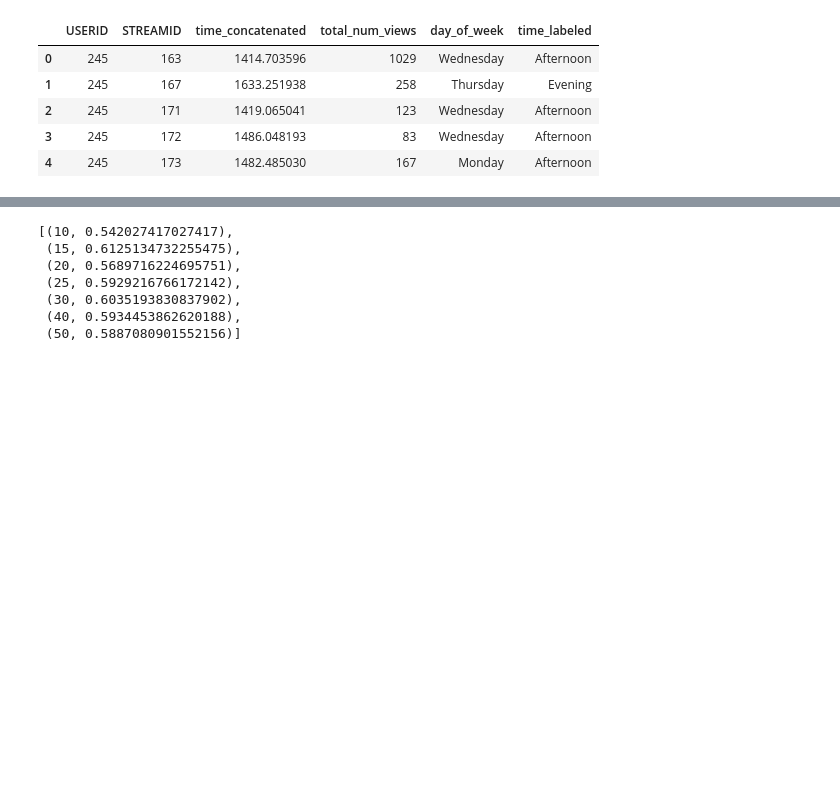
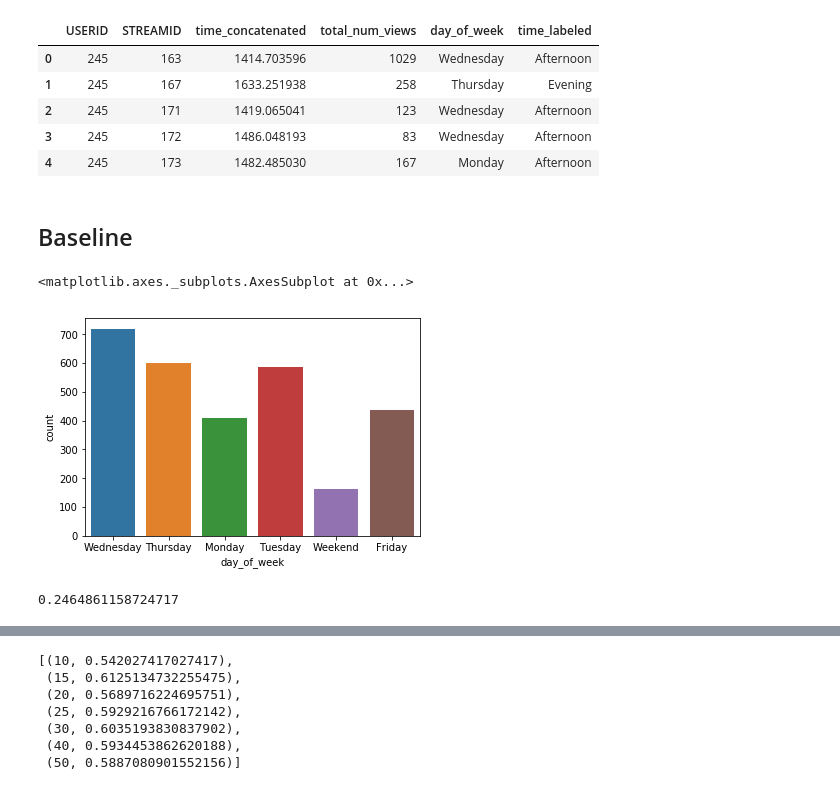
Before and after one commit to ace-racer/ContextualRecommender, a Jupyter notebook: hybird_recommender/evaluation/Evaluate generated Nudges.ipynb, the cells around one changed output, grey strips where cells are left out. Cells and saved outputs as stored; diff of their text form; code cells hidden in the pictures; blank space fills up the shorter version.

Commit message:
Add comparison with different partitions and baseline

```diff
--- a/hybird_recommender/evaluation/Evaluate generated Nudges.ipynb
+++ b/hybird_recommender/evaluation/Evaluate generated Nudges.ipynb
@@ -58,3 +56,15 @@ actual_user_views_df.head()
 | 2 | 245 | 171 | 1419.065041 | 123 | Wednesday | Afternoon |
 | 3 | 245 | 172 | 1486.048193 | 83 | Wednesday | Afternoon |
 | 4 | 245 | 173 | 1482.485030 | 167 | Monday | Afternoon |
+# %% [markdown]
+## Baseline
+# %%
+import seaborn as sns
+sns.countplot(x="day_of_week", data=actual_user_views_df)
+# %% [output]
+<matplotlib.axes._subplots.AxesSubplot at 0x...>
+[figure, added]
+# %%
+actual_user_views_df[actual_user_views_df["day_of_week"] == "Wednesday"].shape[0]/actual_user_views_df.shape[0]
+# %% [output]
+0.2464861158724717
```
Also changed, not shown: parts of 18 cells of this notebook.
